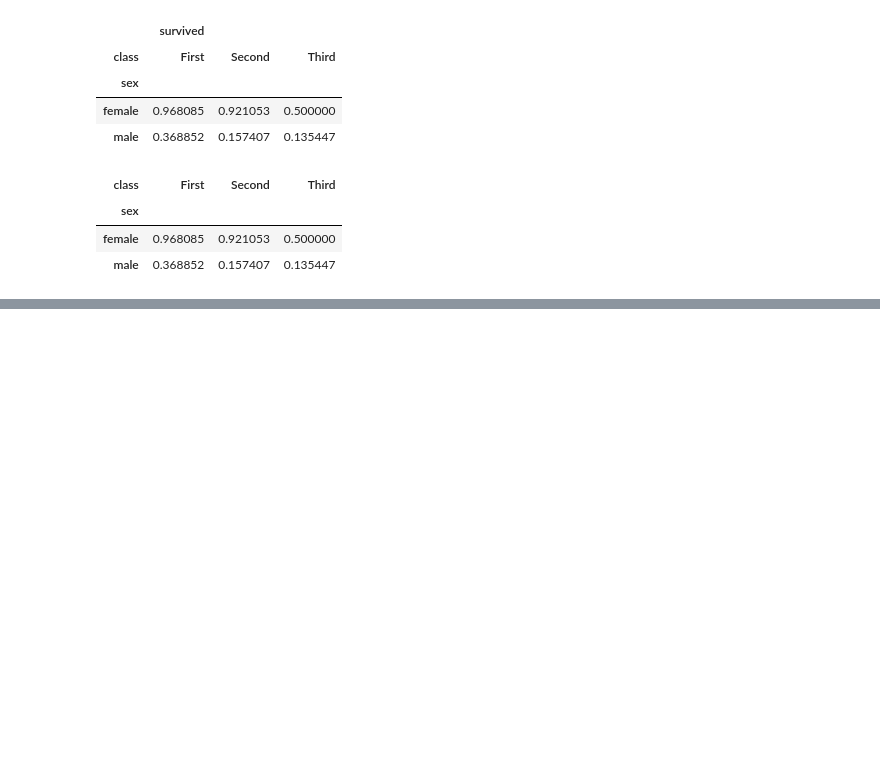
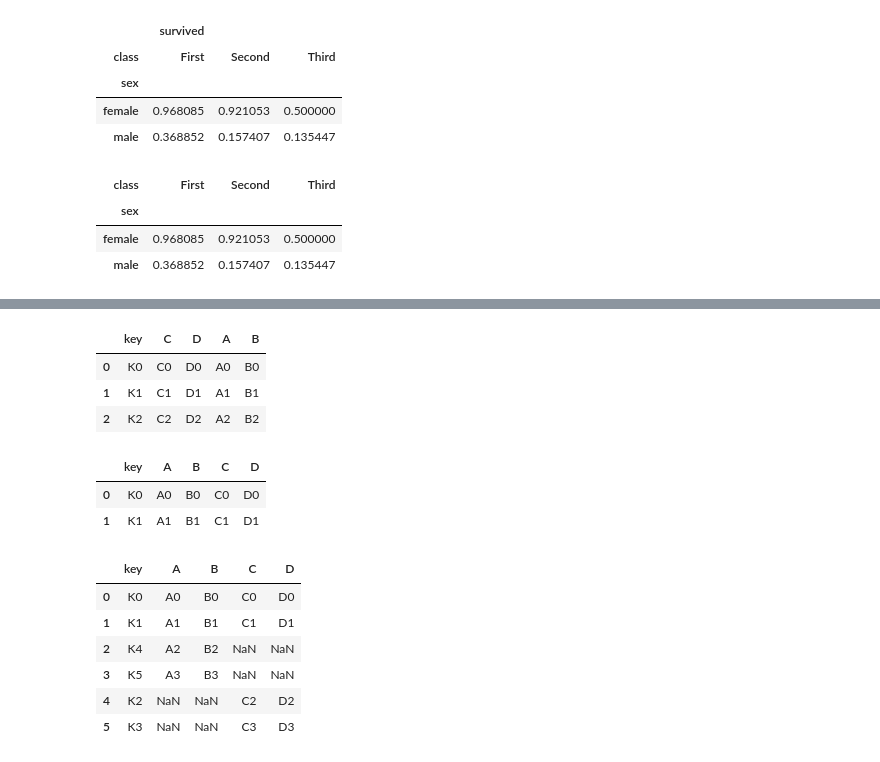
Before and after one commit to ceyhunsahin/PANDAS, a Jupyter notebook: calisma_ders.ipynb, the cells around one changed output, grey strips where cells are left out. Saved outputs shown, nothing was run; the diff lists cells and outputs as text; code cells hidden in the pictures; blank space fills up the shorter version.

```diff
--- a/calisma_ders.ipynb
+++ b/calisma_ders.ipynb
@@ -2626,0 +2737,26 @@ titanic.pivot_table("survived", index = "sex", columns = 'class'). # mean degerl
+# %%
+pd.merge(right, left, how = "right", on = 'key')
+# %% [output]
+|  | key | C | D | A | B |
+| 0 | K0 | C0 | D0 | A0 | B0 |
+| 1 | K1 | C1 | D1 | A1 | B1 |
+| 2 | K2 | C2 | D2 | A2 | B2 |
+# %%
+left = pd.DataFrame({'key' : ['K0','K1', 'K4','K5'], 'A' : ['A0','A1', 'A2', 'A3'], 'B' : ['B0','B1', 'B2', 'B3']})
+right = pd.DataFrame({'key' : ['K0','K1', 'K2', 'K3'], 'C' : ['C0','C1', 'C2', 'C3'], 'D' : ['D0','D1', 'D2', 'D3']})
+# %%
+pd.merge(left, right, how = "inner", on = 'key')
+# %% [output]
+|  | key | A | B | C | D |
+| 0 | K0 | A0 | B0 | C0 | D0 |
+| 1 | K1 | A1 | B1 | C1 | D1 |
+# %%
+pd.merge(left, right, how = "outer", on = 'key')
+# %% [output]
+|  | key | A | B | C | D |
+| 0 | K0 | A0 | B0 | C0 | D0 |
+| 1 | K1 | A1 | B1 | C1 | D1 |
+| 2 | K4 | A2 | B2 | NaN | NaN |
+| 3 | K5 | A3 | B3 | NaN | NaN |
+| 4 | K2 | NaN | NaN | C2 | D2 |
+| 5 | K3 | NaN | NaN | C3 | D3 |
```
Also changed, not shown: parts of 21 cells of this notebook.
